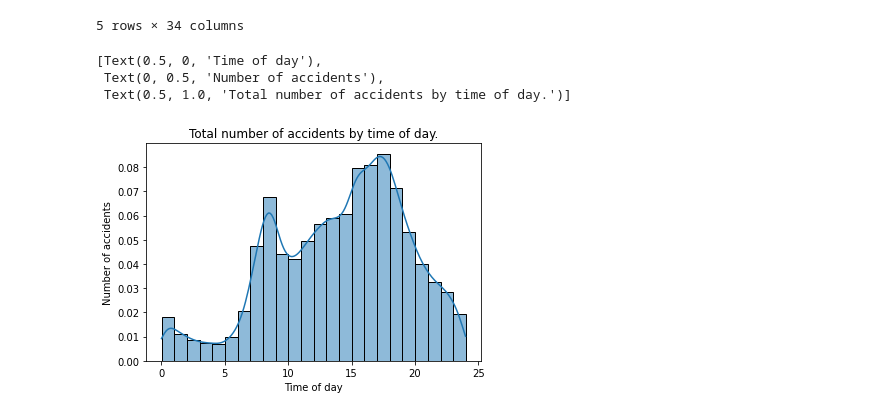
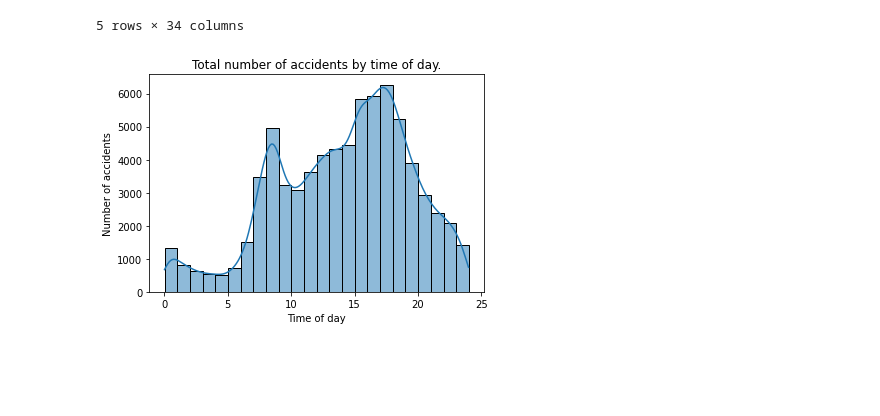
Before and after one commit to jakegodsall/road-traffic-accidents-2019, a Jupyter notebook: EDA.ipynb, the cells around one changed output. Cells and saved outputs as stored; diff of their text form; code cells hidden in the pictures; blank space fills up the shorter version.

```diff
--- a/EDA.ipynb
+++ b/EDA.ipynb
@@ -10,10 +10,16 @@ import seaborn as sns
 # %%
 # creating Path object for current working directory
 directory = Path('./')
-# creating Path object for additional data directory
+
+
+# create new directory for additional data
 additional_directory = directory / 'additional_data'
-# create new directory for additional data
 Path(additional_directory).mkdir(exist_ok=True)
+
+
+# create new directorty for plots
+plots = directory / 'plots'
+Path(plots).mkdir(exist_ok=True)
 
 # defining the directory to original data
 directory = Path('./data/')
@@ -54,17 +60,17 @@ data/casualties2019.csv
 | 4 | 2019010157795 | 0.161736 | 51.550272 | 1 | 3 | 1 | ... |
 5 rows × 34 columns
 # %%
-ax = sns.histplot(data=accidents,
+time_of_day = sns.histplot(data=accidents,
              x='decimal_time',
              binwidth=1,
              kde=True,
-             stat='density')
-ax.set(xlabel='Time of day',
+             stat='count')
+time_of_day.set(xlabel='Time of day',
        ylabel='Number of accidents',
        title='Total number of accidents by time of day.')
+
+tod_fig = time_of_day.get_figure()
+tod_fig.savefig(plots / 'time_of_day')
 # %% [output]
-[Text(0.5, 0, 'Time of day'),
- Text(0, 0.5, 'Number of accidents'),
- Text(0.5, 1.0, 'Total number of accidents by time of day.')]
-[figure, old version]
+[figure, new version]
 # %%
```
Also changed, not shown: parts of 2 cells of this notebook, 7 other files.
